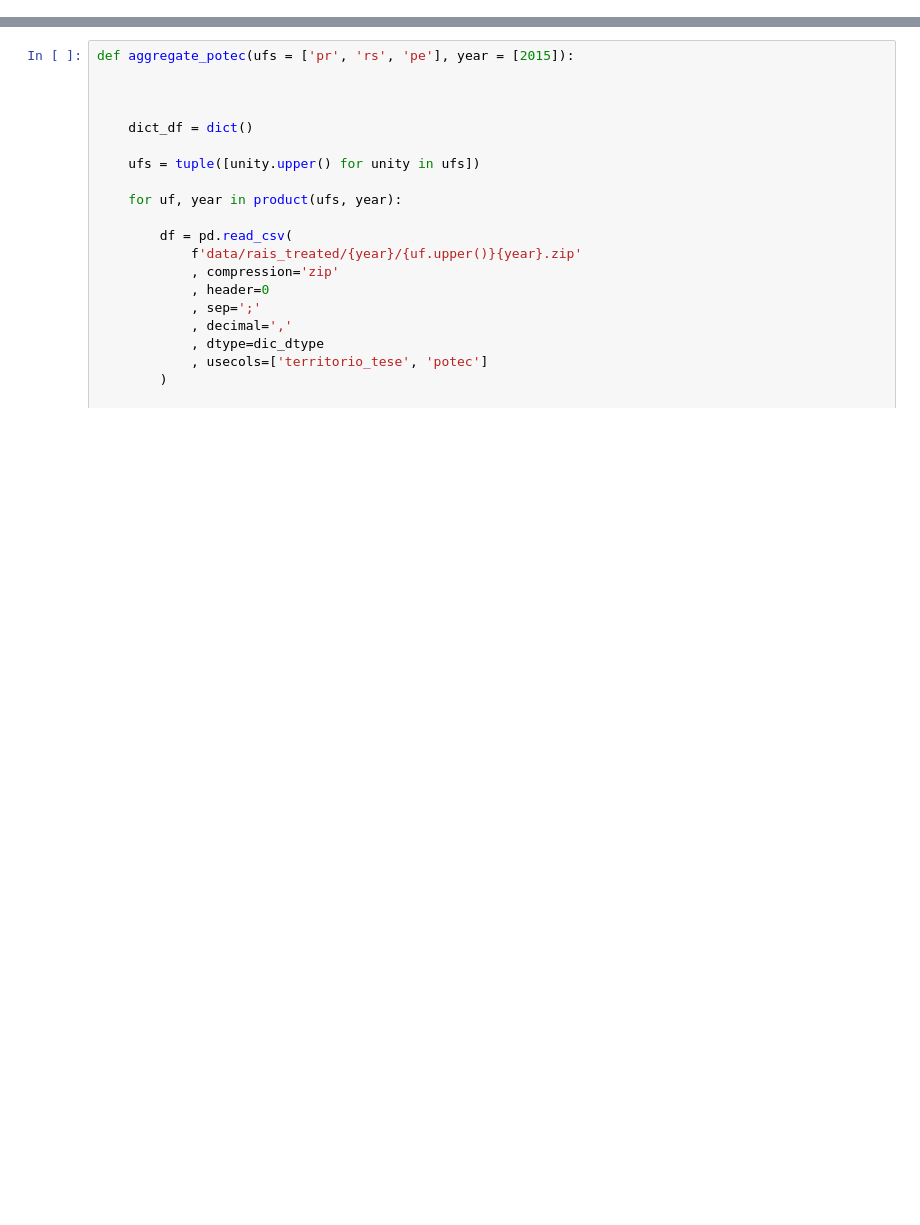
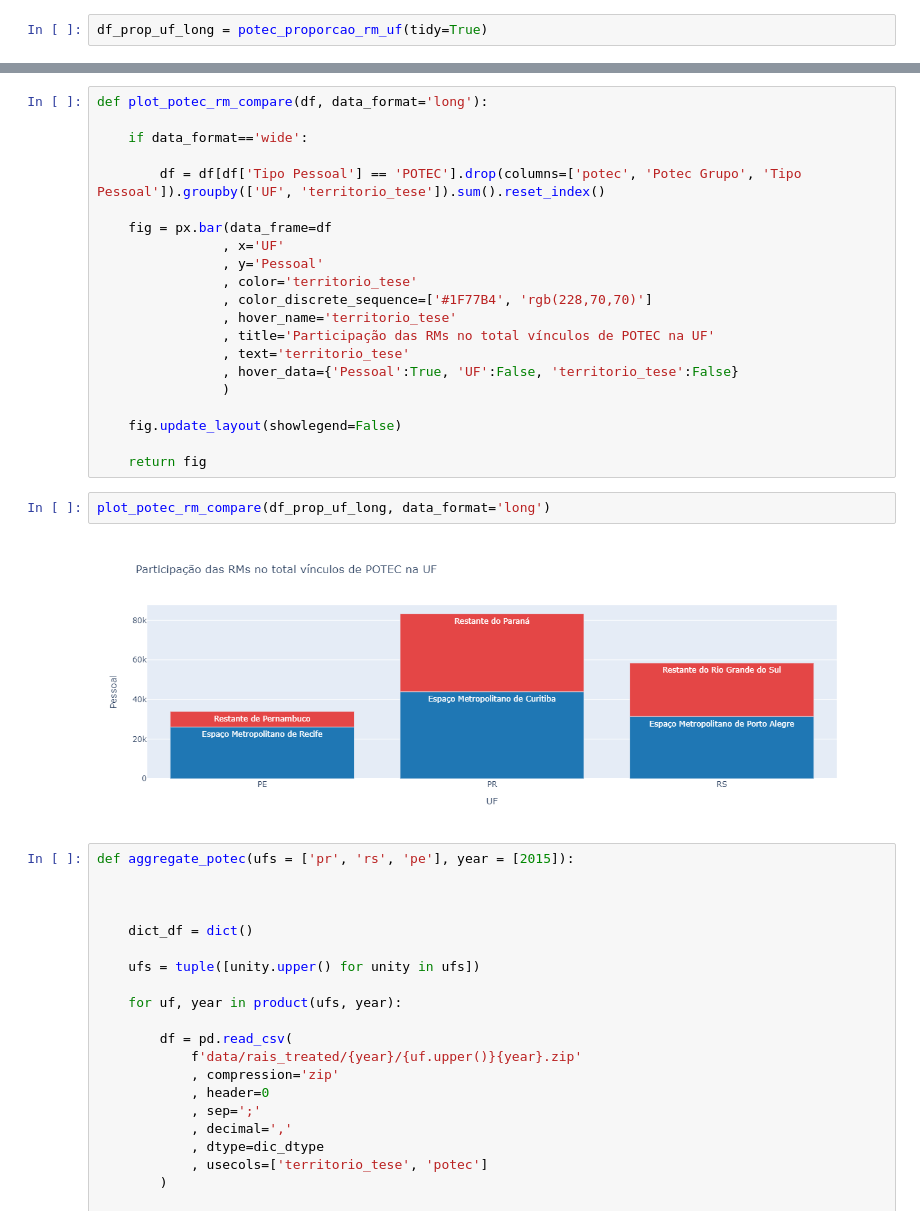
Before and after one commit to augustogeog/innovation_panel, a Jupyter notebook: app_rais/analysis_potec.ipynb, the cells around one changed output, grey strips where cells are left out. Drawn from its saved outputs; the diff is of its cells as text; blank space fills up the shorter version.

```diff
--- a/app_rais/analysis_potec.ipynb
+++ b/app_rais/analysis_potec.ipynb
@@ -627,0 +597,2 @@ df
+# %%
+df_prop_uf_long = potec_proporcao_rm_uf(tidy=True)
@@ -628,3 +609,28 @@ df
+# %%
+def plot_potec_rm_compare(df, data_format='long'):
+
+    if data_format=='wide':
+
+        df = df[df['Tipo Pessoal'] == 'POTEC'].drop(columns=['potec', 'Potec Grupo', 'Tipo Pessoal']).groupby(['UF', 'territorio_tese']).sum().reset_index()
+
+    fig = px.bar(data_frame=df
+                , x='UF'
+                , y='Pessoal'
+                , color='territorio_tese'
+                , color_discrete_sequence=['#1F77B4', 'rgb(228,70,70)']
+                , hover_name='territorio_tese'
+                , title='Participação das RMs no total vínculos de POTEC na UF'
+                , text='territorio_tese'
+                , hover_data={'Pessoal':True, 'UF':False, 'territorio_tese':False}
+                )
+
+    fig.update_layout(showlegend=False)
+
+    return fig
+# %%
+plot_potec_rm_compare(df_prop_uf_long, data_format='long')
+# %% [output]
+[figure, added]
 # %%
 def aggregate_potec(ufs = ['pr', 'rs', 'pe'], year = [2015]):
 
```
Also changed, not shown: parts of 61 cells of this notebook, 2 other files.
